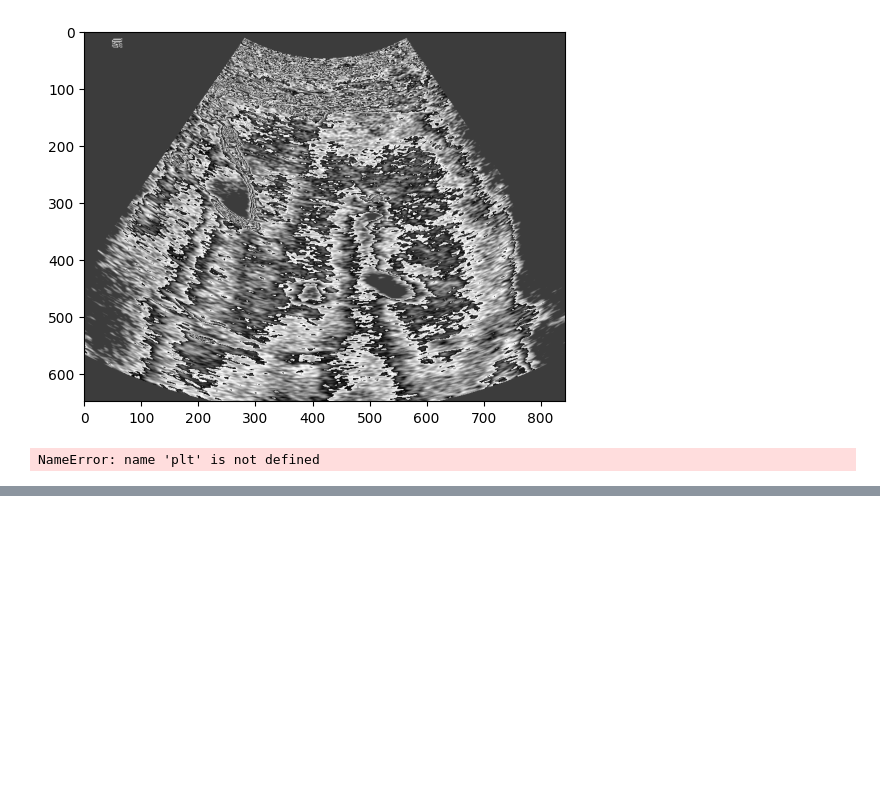
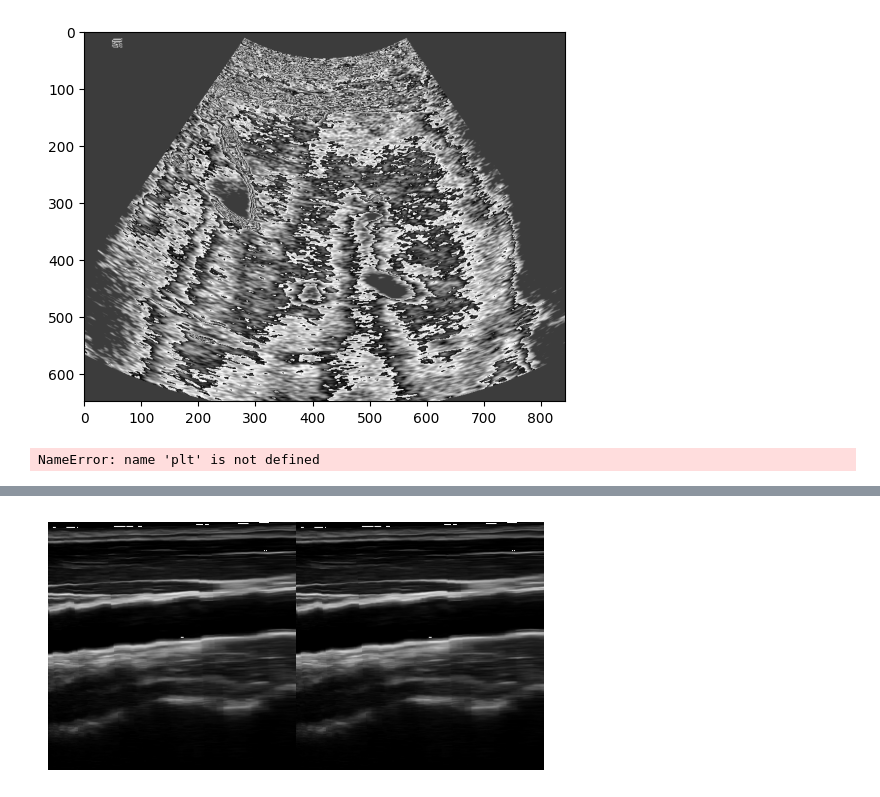
Before and after one commit to alexaatm/UnsupervisedSegmentor4Ultrasound, a Jupyter notebook: data_preprocessing/filter_norm_local.ipynb, the cells around one changed output, grey strips where cells are left out. Cells and saved outputs as stored; diff of their text form; code cells hidden in the pictures; blank space fills up the shorter version.

```diff
--- a/data_preprocessing/filter_norm_local.ipynb
+++ b/data_preprocessing/filter_norm_local.ipynb
@@ -280,0 +336,18 @@ NameError: name 'plt' is not defined
+# %%
+# ref: https://kornia.github.io/tutorials/nbs/filtering_operators.html
+x_rgb: torch.Tensor = K.io.load_image(im_file, K.io.ImageLoadType.RGB32)[None, ...]  # BxCxHxW
+x_gray = K.color.rgb_to_grayscale(x_rgb)
+# %%
+def imshow(input: torch.Tensor):
+    if input.shape != x_rgb.shape:
+        input = K.geometry.resize(input, size=(x_rgb.shape[-2:]))
+    out = torch.cat([x_rgb, input], dim=-1)
+    out = torchvision.utils.make_grid(out, nrow=2, padding=5)
+    out_np = K.utils.tensor_to_image(out)
+    plt.imshow(out_np)
+    plt.axis("off")
+    plt.show()
+# %%
+imshow(x_rgb)
+# %% [output]
+[figure, added]
```
Also changed, not shown: parts of 30 cells of this notebook.
